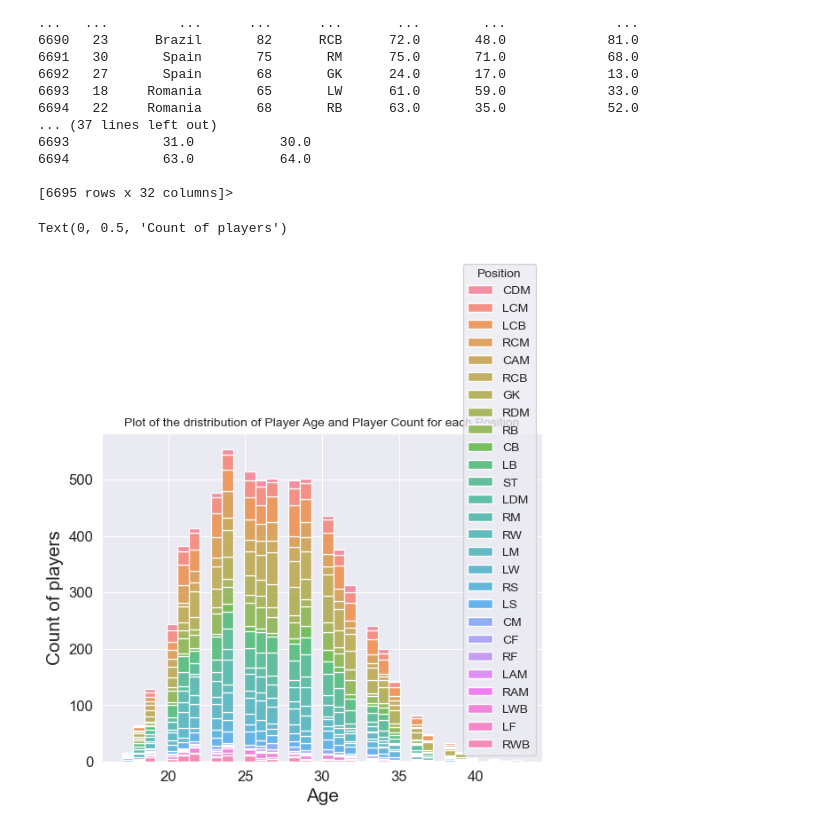
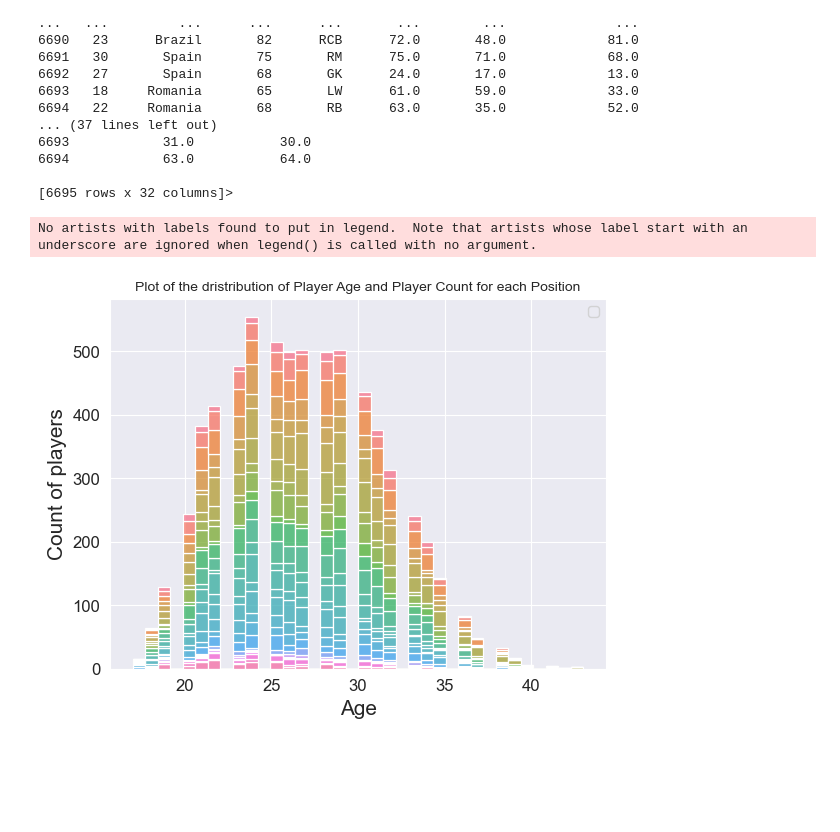
Before and after one commit to ubco-W2022T1-cosc301/project-group28, a Jupyter notebook: notebooks/analysis3.ipynb, the cells around one changed output. Drawn from its saved outputs; the diff is of its cells as text; code cells hidden in the pictures; blank space fills up the shorter version.

Commit message:
Added images, completed intro and finished notebook3

```diff
--- a/notebooks/analysis3.ipynb
+++ b/notebooks/analysis3.ipynb
@@ -271,15 +270,17 @@ df_last.info
 # %%
 # Making the barplot for Age vs Position
 import seaborn as sns
 
-sns.histplot(data=df_last, x="Age", hue="Position", multiple="stack")
+plot1 = sns.histplot(data=df_last, x="Age", hue="Position", multiple="stack")
 plt.xticks(fontsize='large');
 plt.yticks(fontsize='large');
 plt.title("Plot of the dristribution of Player Age and Player Count for each Position", fontsize = 10)
 plt.xlabel("Age", fontsize = 15)
 plt.ylabel("Count of players", fontsize = 15)
+plt.savefig('barplot.png')
+
 # tried to use this to position legend but did not work
-#plt.legend(loc="upper left")
+#plt.legend(bbox_to_anchor=(1.02, 1), loc='upper left', borderaxespad=0)
 # %% [output]
-Text(0, 0.5, 'Count of players')
+No artists with labels found to put in legend.  Note that artists whose label start with an underscore are ignored when legend() is called with no argument.
-[figure, old version]
+[figure, new version]
```
Also changed, not shown: parts of 6 cells of this notebook, 8 other files.
